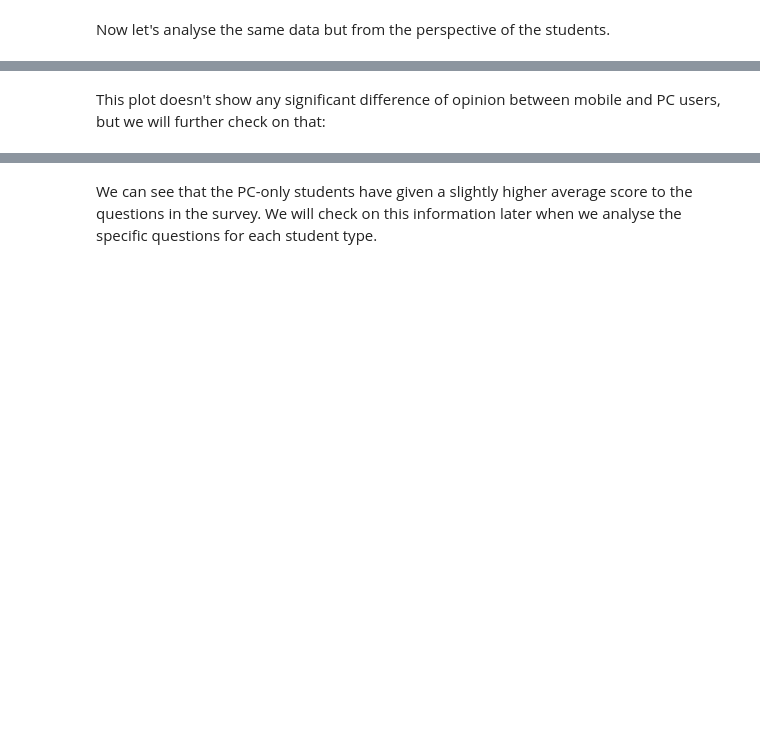
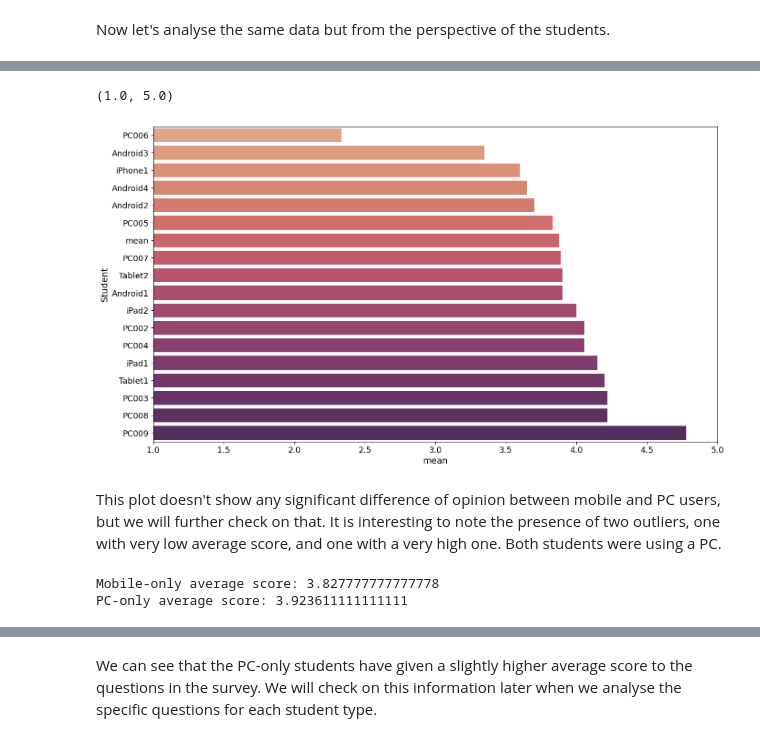
Before and after one commit to Stocastico/Evaluation_paper, a Jupyter notebook: data_analysis/Data_Analysis_Salesianos.ipynb, the cells around one changed output, grey strips where cells are left out. Saved outputs shown, nothing was run; the diff lists cells and outputs as text; code cells hidden in the pictures; blank space fills up the shorter version.

```diff
--- a/data_analysis/Data_Analysis_Salesianos.ipynb
+++ b/data_analysis/Data_Analysis_Salesianos.ipynb
@@ -157,7 +127,7 @@ At first glance, the common reaction to the experiment is that the application i
 # %% [markdown]
 Now let's analyse the same data but from the perspective of the students.
 # %%
-students_avg = students.drop(["QUESTIONS", "Type"], axis=1)
+students_avg = survey_answers.drop(["QUESTIONS", "Type"], axis=1)
 student_list = students_avg.mean().sort_values()
 student_list = pd.DataFrame(student_list).reset_index()
 student_list.columns = ["Student", "mean"]
@@ -165,23 +153,25 @@ student_list
 # %%
-cmap = plt.get_cmap('coolwarm')
-colors = [cmap(i) for i in np.linspace(0, 1, len(student_list))]
-
-fig = plt.figure(figsize=(10, 8))
-plt.barh(student_list['Student'], student_list['mean'], color=colors, align='center')
-plt.title('Average rating by students')
-plt.xlabel('Mean Score')
+create_barplot(student_list, 'mean', 'Student')
 plt.xlim(1,5)
-plt.show()
+# %% [output]
+(1.0, 5.0)
+[figure, added]
 # %% [markdown]
-This plot doesn't show any significant difference of opinion between mobile and PC users, but we will further check on that:
+This plot doesn't show any significant difference of opinion between mobile and PC users, but we will further check on that. It is interesting to note the presence of two outliers, one with very low average score, and one with a very high one. Both students were using a PC.
 # %%
 pc_list = student_list[student_list["Student"].str.startswith(("PC"))]
 pc_list_mean = pc_list["mean"].mean()
 print(f"PC-only average score: {pc_list_mean}")
 # %%
 mobile_list = student_list[student_list["Student"].str.startswith(("Android", "iPhone", "iPad", "Tablet"))]
+pc_list = student_list[student_list["Student"].str.startswith(("PC"))]
 mobile_list_mean = mobile_list["mean"].mean()
+pc_list_mean = pc_list["mean"].mean()
 print(f"Mobile-only average score: {mobile_list_mean}")
+print(f"PC-only average score: {pc_list_mean}")
+# %% [output]
+Mobile-only average score: 3.827777777777778
+PC-only average score: 3.923611111111111
 # %%
 names = ["PC only", "Mobile only"]
 values = [pc_list_mean, mobile_list_mean]
```
Also changed, not shown: parts of 121 cells of this notebook, 1 other file.
